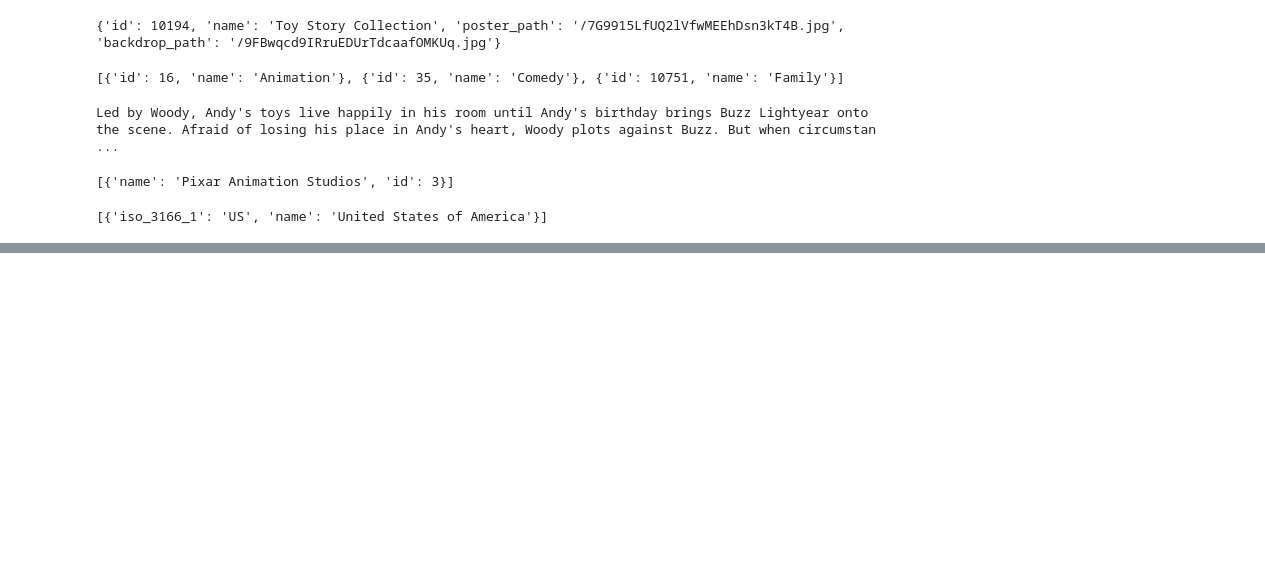
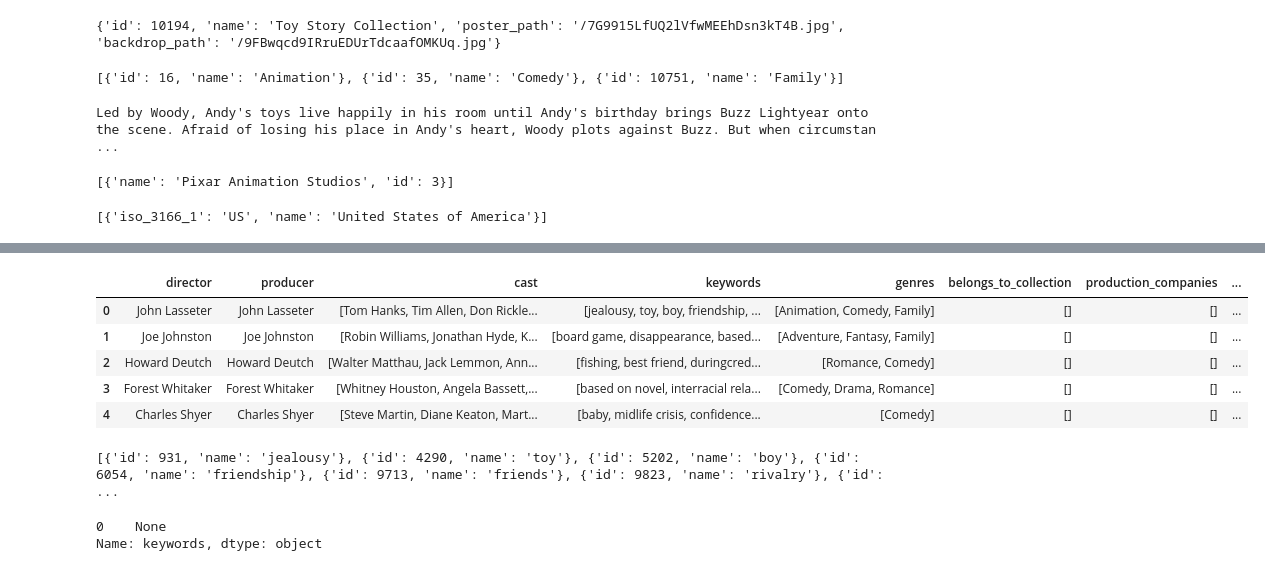
Before and after one commit to curio25/recommender-systems, a Jupyter notebook: recommender_systems_content_based.ipynb, the cells around one changed output, grey strips where cells are left out. Saved outputs shown, nothing was run; the diff lists cells and outputs as text; code cells hidden in the pictures; blank space fills up the shorter version.

```diff
--- a/recommender_systems_content_based.ipynb
+++ b/recommender_systems_content_based.ipynb
@@ -433,0 +442,36 @@ print(df1['production_countries'].loc[df1.index[0]])
+# %%
+df_features = pd.DataFrame([])
+# %%
+def get_director(x):
+    for i in x:
+        if i['job'] == 'Director':
+            return i['name']
+    return np.nan
+
+df_features['director'] = df1['crew'].apply(get_director)
+# %%
+def get_producer(x):
+    for i in x:
+        if i['job'] == 'Producer':
+            return i['name']
+    return np.nan
+
+df_features['producer'] = df1['crew'].apply(get_director)
+# %%
+def get_list(x):
+    if isinstance(x, list):
+        names = [i['name'] for i in x]
+        return names
+    return []
+
+for feature in ['cast', 'keywords', 'genres','belongs_to_collection','production_companies','production_countries']:
+    df_features[feature] = df1[feature].apply(get_list)
+# %%
+df_features.head()
+# %% [output]
+|  | director | producer | cast | keywords | genres | belongs_to_collection | production_companies | ... |
+| 0 | John Lasseter | John Lasseter | [Tom Hanks, Tim Allen, Don Rickle... | [jealousy, toy, boy, friendship, ... | [Animation, Comedy, Family] | [] | [] | ... |
+| 1 | Joe Johnston | Joe Johnston | [Robin Williams, Jonathan Hyde, K... | [board game, disappearance, based... | [Adventure, Fantasy, Family] | [] | [] | ... |
+| 2 | Howard Deutch | Howard Deutch | [Walter Matthau, Jack Lemmon, Ann... | [fishing, best friend, duringcred... | [Romance, Comedy] | [] | [] | ... |
+| 3 | Forest Whitaker | Forest Whitaker | [Whitney Houston, Angela Bassett,... | [based on novel, interracial rela... | [Comedy, Drama, Romance] | [] | [] | ... |
+| 4 | Charles Shyer | Charles Shyer | [Steve Martin, Diane Keaton, Mart... | [baby, midlife crisis, confidence... | [Comedy] | [] | [] | ... |
@@ -433,0 +488,6 @@ print(df1['production_countries'].loc[df1.index[0]])
+# %%
+data_keywords['keywords'].iloc[:1].apply(lambda x: print(x))
+# %% [output]
+[{'id': 931, 'name': 'jealousy'}, {'id': 4290, 'name': 'toy'}, {'id': 5202, 'name': 'boy'}, {'id': 6054, 'name': 'friendship'}, {'id': 9713, 'name': 'friends'}, {'id': 9823, 'name': 'rivalry'}, {'id': ...
+0    None
+Name: keywords, dtype: object
```
Also changed, not shown: parts of 15 cells of this notebook.
